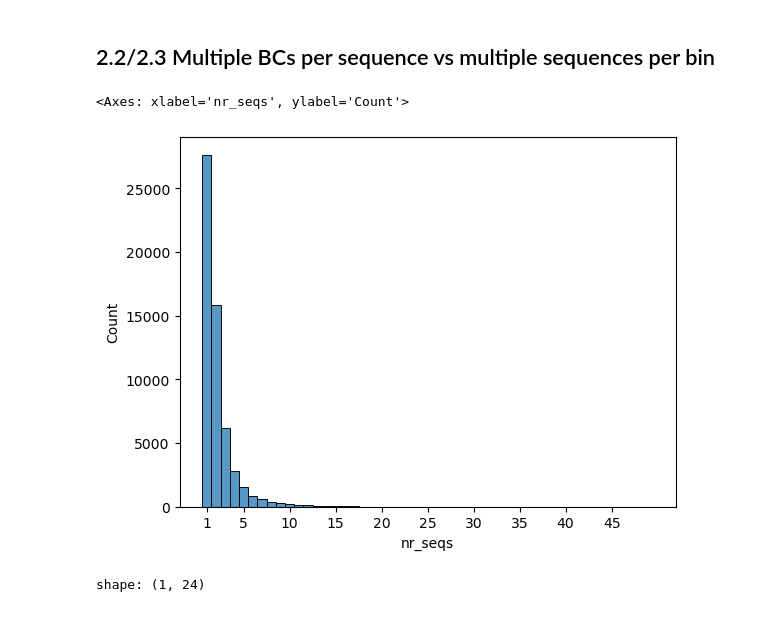
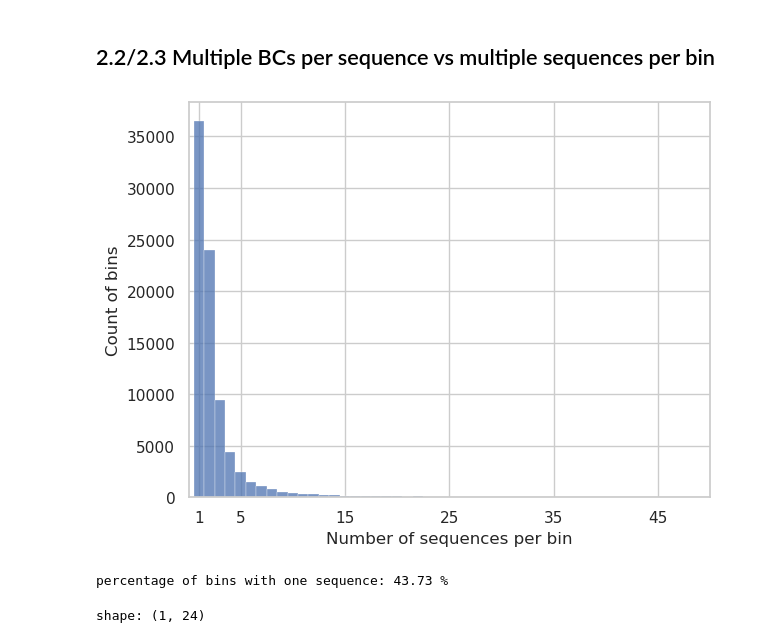
Before and after one commit to kircherlab/CMPRA_figures, a Jupyter notebook: revisions.ipynb, the cells around one changed output. Saved outputs shown, nothing was run; the diff lists cells and outputs as text; code cells hidden in the pictures.

```diff
--- a/revisions.ipynb
+++ b/revisions.ipynb
@@ -151,9 +329,17 @@ mpra = original.filter(pl.col("z_score").is_not_null())
 # %%
-plt.xticks([1] + list(range(5,50, 5)))
-sns.histplot(mpra.to_pandas(), x = "nr_seqs", bins=60, discrete=True)
+plt.xticks([1] + list(range(5,50, 10)))
+sns.histplot(original.to_pandas(), x = "nr_seqs", bins=50, discrete=True)
+plt.xlim(0,50)
+plt.xlabel("Number of sequences per bin")
+plt.ylabel("Count of bins")
+plt.tight_layout()
+plt.savefig(figdir+"/number_of_sequences_per_bin.pdf", format="pdf")
 # %% [output]
-<Axes: xlabel='nr_seqs', ylabel='Count'>
-[figure, old version]
+[figure, new version]
+# %%
+print("percentage of bins with one sequence:", round(original.filter(pl.col("nr_seqs") == 1).height * 100/original.height, 2), "%")
+# %% [output]
+percentage of bins with one sequence: 43.73 %
 # %%
 original.filter(pl.col("right_bin").str.contains("null").not_()).filter(pl.col("z_score").is_not_null()).mean()
 # %% [output]
```
Also changed, not shown: parts of 91 cells of this notebook, 12 other files.
